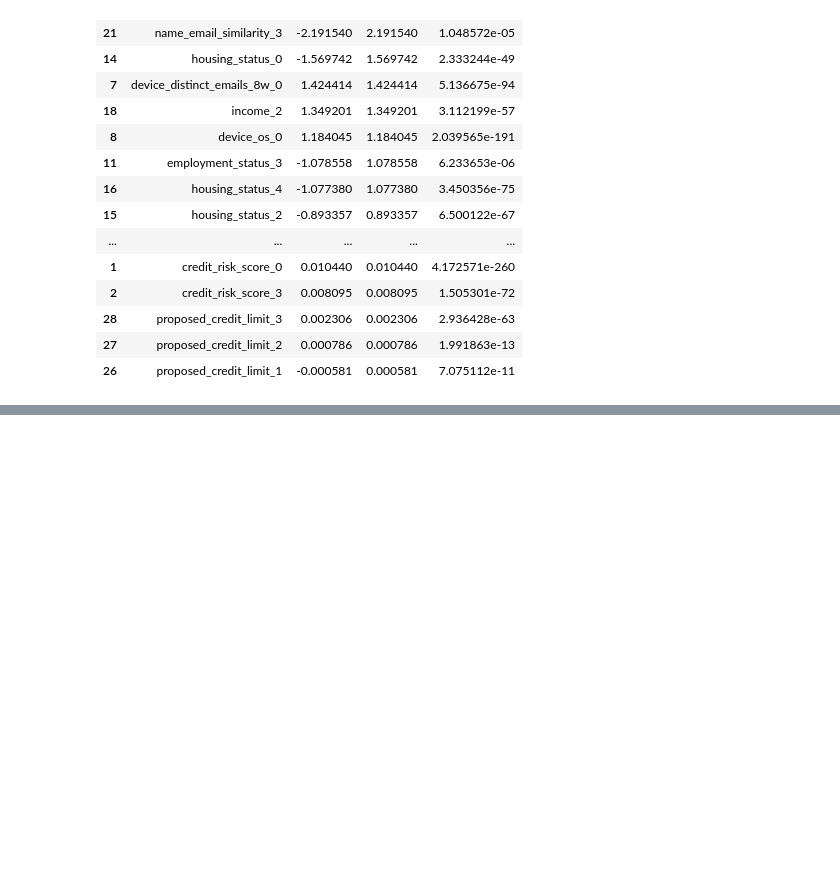
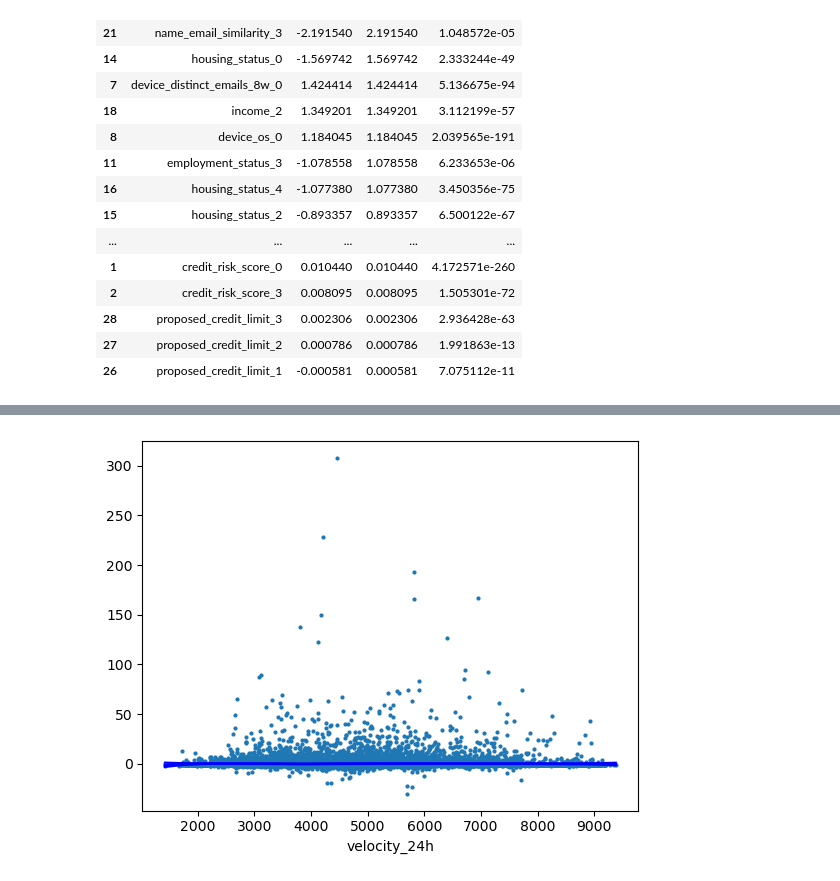
Before and after one commit to zzstephen/fraud_detection, a Jupyter notebook: Model/logit_fitting_segment0.ipynb, the cells around one changed output, grey strips where cells are left out. Saved outputs shown, nothing was run; the diff lists cells and outputs as text; code cells hidden in the pictures; blank space fills up the shorter version.

```diff
--- a/Model/logit_fitting_segment0.ipynb
+++ b/Model/logit_fitting_segment0.ipynb
@@ -148,0 +152,3 @@ session_length_in_minutes_bin:2        0.5112      0.084      6.052      0.000
+# %%
+ans = feature_engineering.f_select_interaction_reg(train_sample, model2_spec, 'fraud_bool', mtype='classification', sample_weight=weights,
+                                            interaction_only=True, kbest = 20, order=2, offset = np.log(predictions/(1-predictions)))
@@ -148,0 +182,2 @@ session_length_in_minutes_bin:2        0.5112      0.084      6.052      0.000
+# %%
+formula = 'fraud_bool ~ ' + '+'.join(model2_spec) + ' + ' + '+'.join(ans.feature.tolist())
@@ -148,0 +223,9 @@ session_length_in_minutes_bin:2        0.5112      0.084      6.052      0.000
+# %%
+x_spline = train_sample[['velocity_24h', 'velocity_4w']]
+bs = BSplines(x_spline, df=[12, 12], degree=[3, 3], constraints='center', include_intercept=True)
+# %%
+gam_bs = GLMGam.from_formula(formula, data=train_sample ,smoother=bs, family=sm.families.Binomial(),var_weights=weights)
+
+res_bs = gam_bs.fit()
+
+print(res_bs.summary())
@@ -148,0 +250,4 @@ session_length_in_minutes_bin:2        0.5112      0.084      6.052      0.000
+# %%
+fig = res_bs.plot_partial(0, cpr=True)
+# %% [output]
+[figure, added]
```
Also changed, not shown: parts of 17 cells of this notebook.
